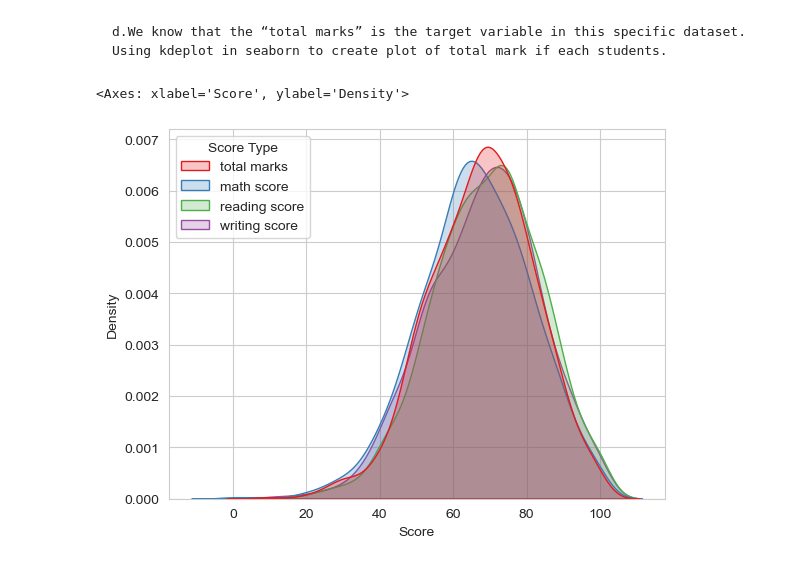
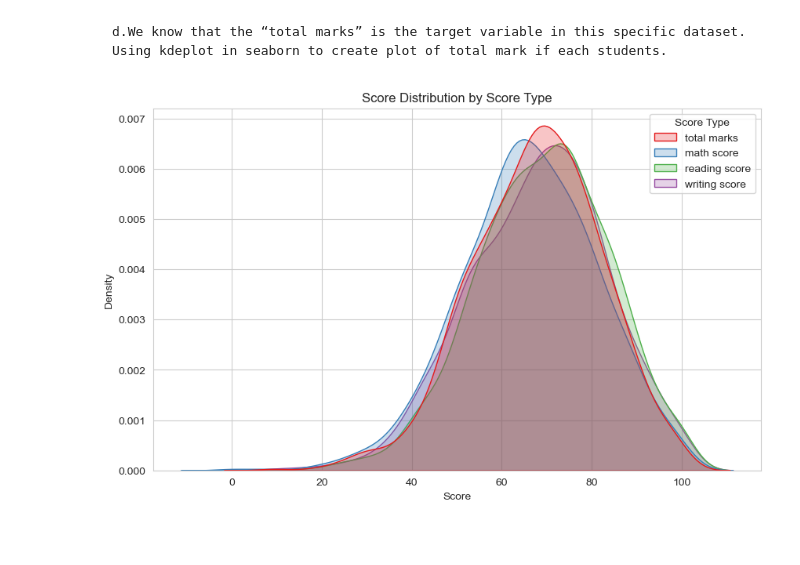
Before and after one commit to chhelchhempanha/BTB_CHHEL_CHHEMPANHA_EDA, a Jupyter notebook: sample.ipynb, the cells around one changed output. Drawn from its saved outputs; the diff is of its cells as text; code cells hidden in the pictures; blank space fills up the shorter version.

```diff
--- a/sample.ipynb
+++ b/sample.ipynb
@@ -223,10 +232,18 @@ plt.show()
 # %% [markdown]
     d.We know that the “total marks” is the target variable in this specific dataset. Using kdeplot in seaborn to create plot of total mark if each students.
 # %%
-df['total marks'] = df[['math score', 'reading score', 'writing score']].sum(axis=1)/3
+df['total marks'] = df[['math score', 'reading score', 'writing score']].sum(axis=1) / 3
+
 df_melted = df.melt(value_vars=['total marks', 'math score', 'reading score', 'writing score'],
                     var_name='Score Type', value_name='Score')
+
+plt.figure(figsize=(10, 6))
 sns.kdeplot(data=df_melted, x='Score', hue='Score Type', fill=True, palette='Set1')
+
+plt.title('Score Distribution by Score Type')
+plt.xlabel('Score')
+plt.ylabel('Density')
+
+plt.show()
 # %% [output]
-<Axes: xlabel='Score', ylabel='Density'>
-[figure, old version]
+[figure, new version]
```
Also changed, not shown: parts of 3 cells of this notebook.
